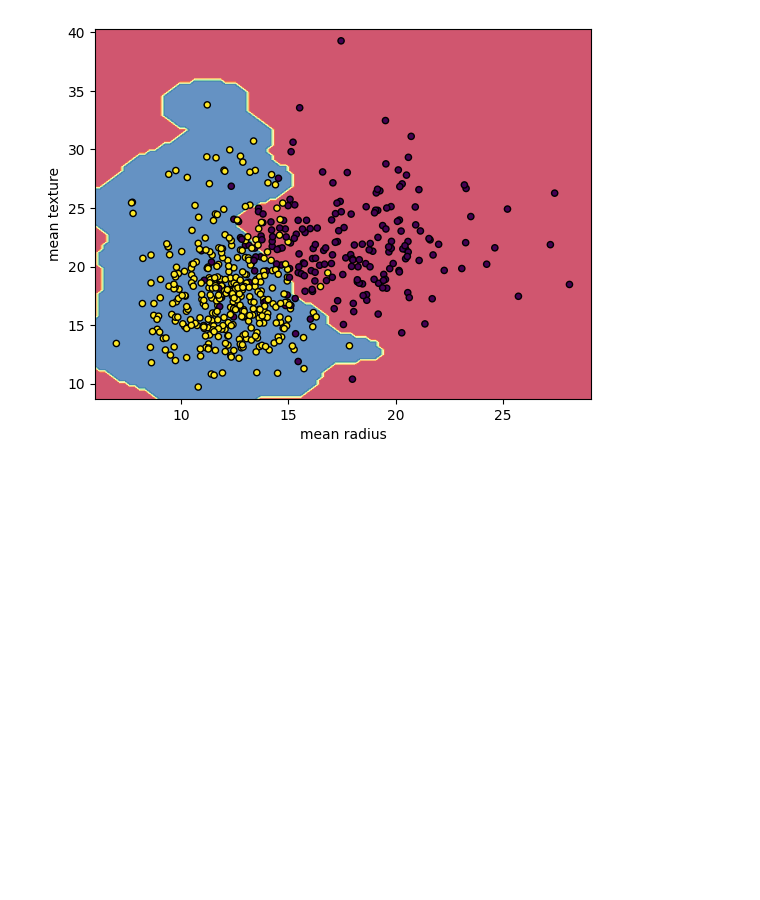
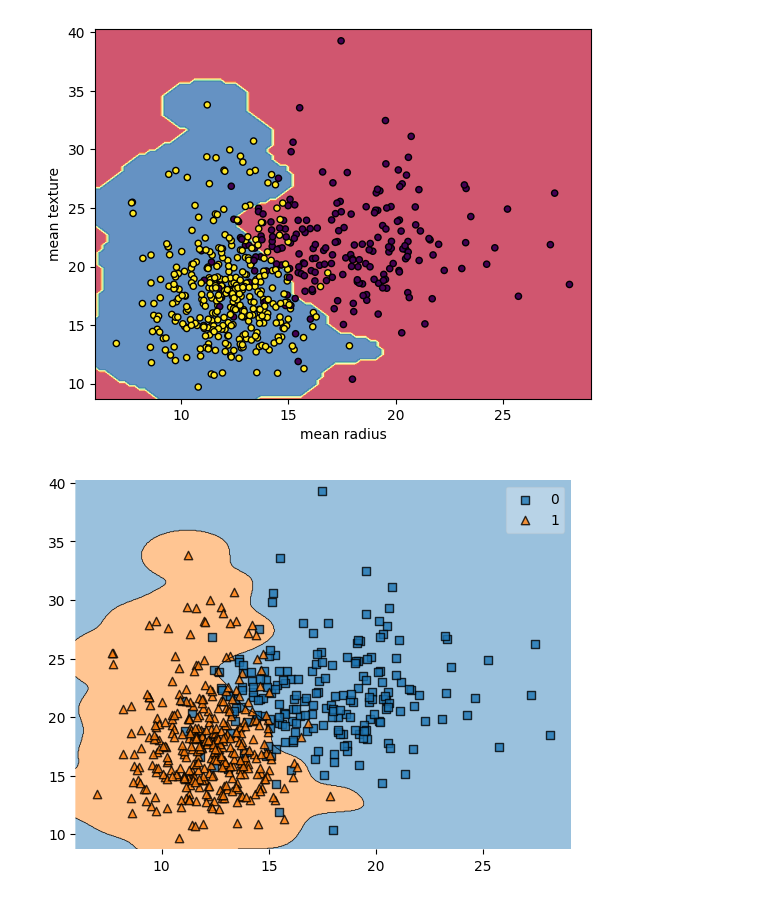
Before and after one commit to hamxa296/Semester-4, a Jupyter notebook: AI 221-L/Lab 9/SVM_notebook.ipynb, the cells around one changed output. Drawn from its saved outputs; the diff is of its cells as text; code cells hidden in the pictures; blank space fills up the shorter version.

```diff
--- a/AI 221-L/Lab 9/SVM_notebook.ipynb
+++ b/AI 221-L/Lab 9/SVM_notebook.ipynb
@@ -268,3 +268,10 @@ plt.scatter(X[:, 0], X[:, 1],
 plt.show()
 # %% [output]
 [figure]
+# %%
+from mlxtend.plotting import plot_decision_regions
+
+plot_decision_regions(X, y, clf=svm)
+plt.show()
+# %% [output]
+[figure, added]
```
Also changed, not shown: 14 other files.
